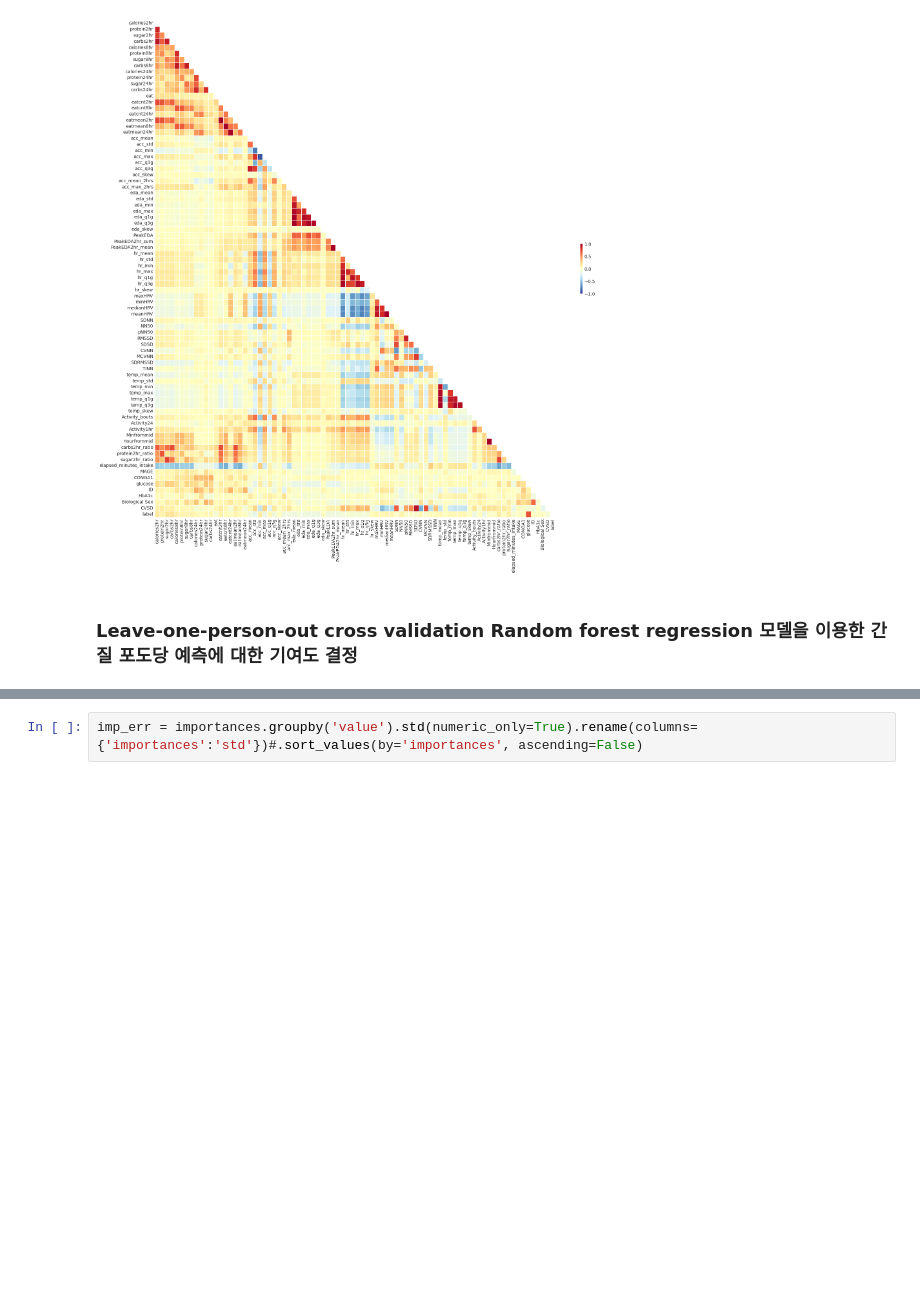
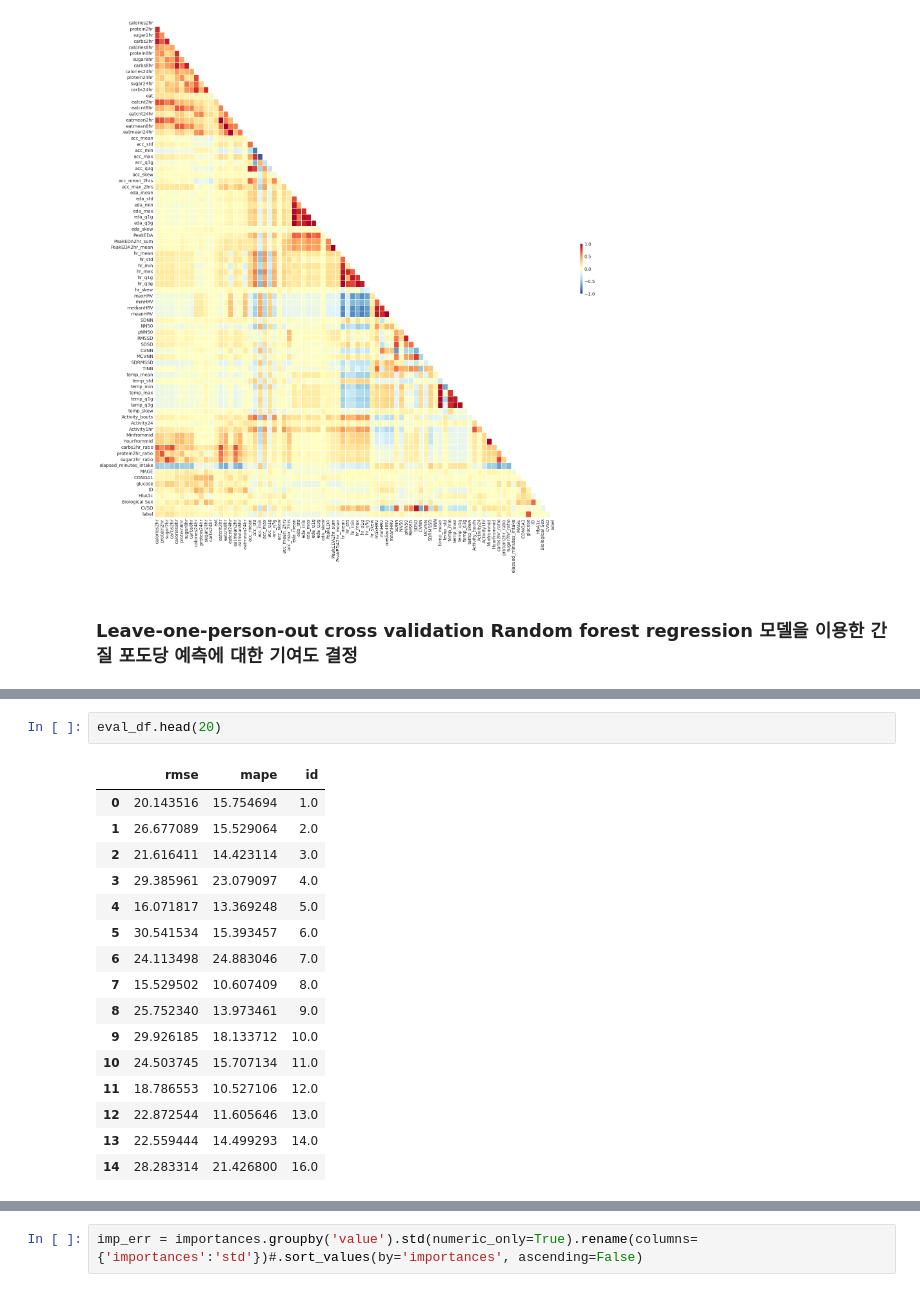
Before and after one commit to gjlee0802/engineering-digital-biomarkers, a Jupyter notebook: randomforest_regressor.ipynb, the cells around one changed output, grey strips where cells are left out. Saved outputs shown, nothing was run; the diff lists cells and outputs as text; blank space fills up the shorter version.

```diff
--- a/randomforest_regressor.ipynb
+++ b/randomforest_regressor.ipynb
@@ -311,5 +329,24 @@ LOOCV_O : 8.0
 Now processing... RFLOOCV
 ... (3 outputs left out)
+# %%
+eval_df.head(20)
+# %% [output]
+|  | rmse | mape | id |
+| 0 | 20.143516 | 15.754694 | 1.0 |
+| 1 | 26.677089 | 15.529064 | 2.0 |
+| 2 | 21.616411 | 14.423114 | 3.0 |
+| 3 | 29.385961 | 23.079097 | 4.0 |
+| 4 | 16.071817 | 13.369248 | 5.0 |
+| 5 | 30.541534 | 15.393457 | 6.0 |
+| 6 | 24.113498 | 24.883046 | 7.0 |
+| 7 | 15.529502 | 10.607409 | 8.0 |
+| 8 | 25.752340 | 13.973461 | 9.0 |
+| 9 | 29.926185 | 18.133712 | 10.0 |
+| 10 | 24.503745 | 15.707134 | 11.0 |
+| 11 | 18.786553 | 10.527106 | 12.0 |
+| 12 | 22.872544 | 11.605646 | 13.0 |
+| 13 | 22.559444 | 14.499293 | 14.0 |
+| 14 | 28.283314 | 21.426800 | 16.0 |
 # %%
 print(importances)
 # %% [output]
```
Also changed, not shown: parts of 8 cells of this notebook.
